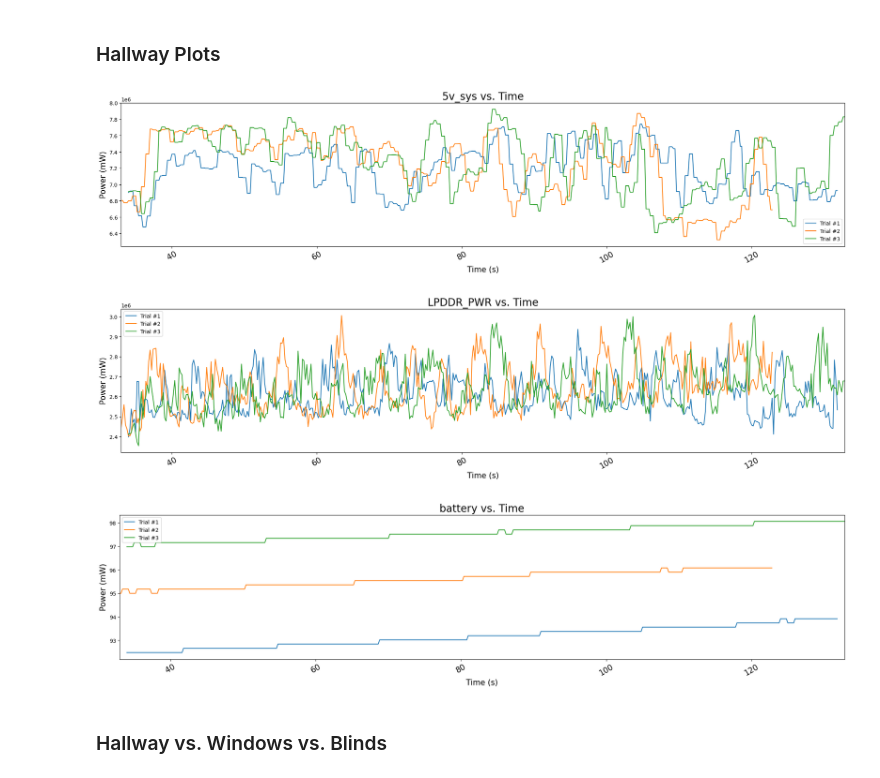
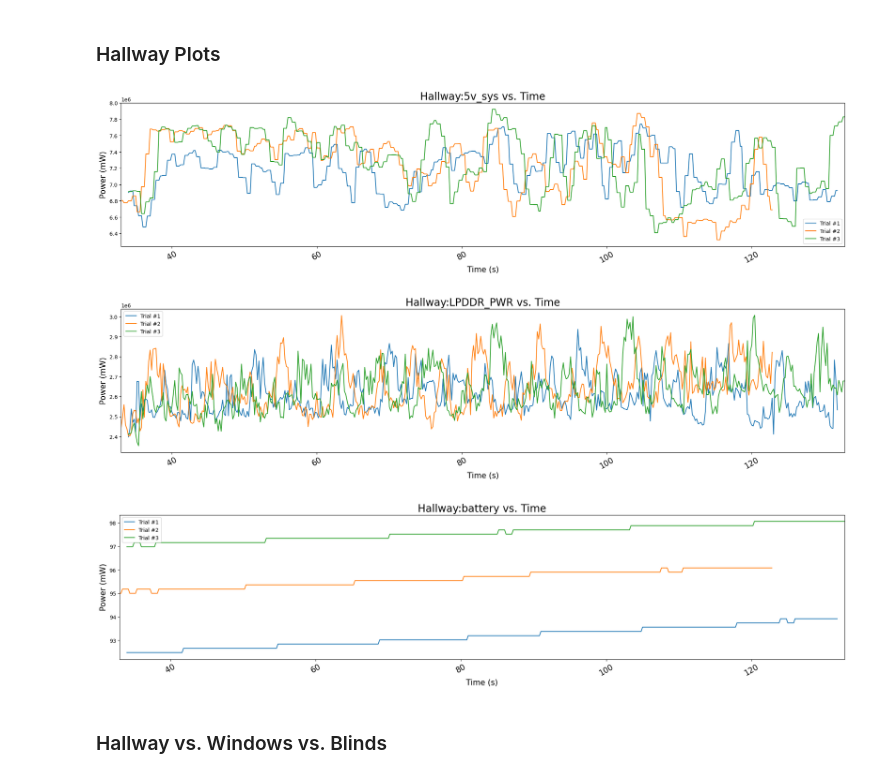
Before and after one commit to alliec45/mixed_reality_defense, a Jupyter notebook: scans.ipynb, the cells around one changed output. Cells and saved outputs as stored; diff of their text form; code cells hidden in the pictures.

```diff
--- a/scans.ipynb
+++ b/scans.ipynb
@@ -343,15 +361,18 @@ Here we plot certain performance indicators for each scanning trial to determine
 # %%
 # Combine files
 total = [h_1, h_2, h_3]
 
 # Print all time series of cvip over time
-plot_trials(total, '5v_sys', 'data_analysis/Hallway_Combined_5v_sys', True)
-plot_trials(total, 'LPDDR_PWR', 'data_analysis/Hallway_Combined_LPDDR_PWR', True)
-plot_trials(total, 'battery', 'data_analysis/Hallway_Combined_battery', True)
+plot_trials(total, '5v_sys', 'Hallway')
+save('data_analysis/Hallway_Combined_5v_sys')
+plot_trials(total, 'LPDDR_PWR', 'Hallway')
+save('data_analysis/Hallway_Combined_LPDDR_PWR')
+plot_trials(total, 'battery', 'Hallway')
+save('data_analysis/Hallway_Combined_battery')
 # %% [output]
-[figure, old version]
+[figure, new version]
-[figure, old version]
+[figure, new version]
-[figure, old version]
+[figure, new version]
 # %% [markdown]
 ### Hallway vs. Windows vs. Blinds
 # %%
```
Also changed, not shown: parts of 2 cells of this notebook, 8 other files.
